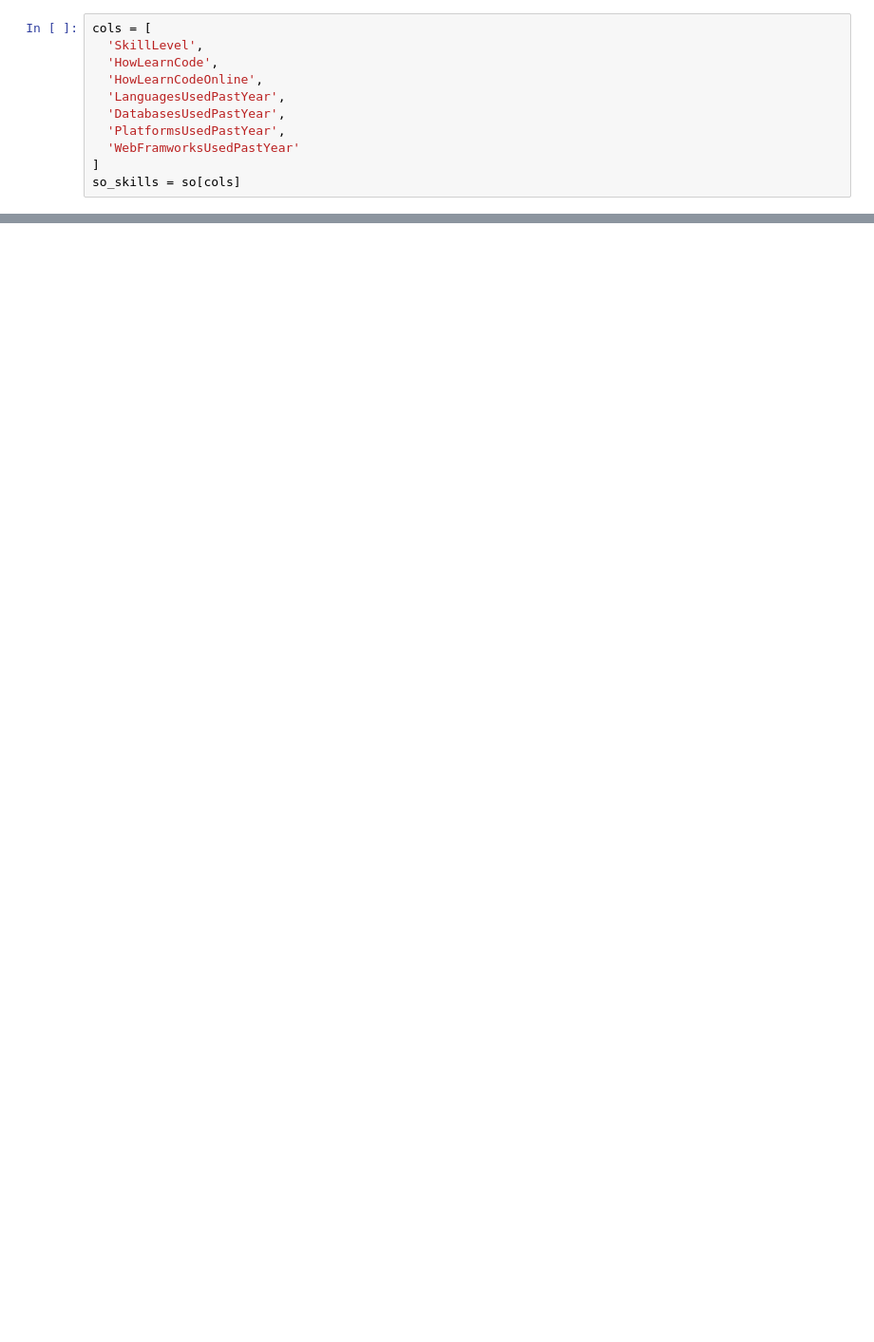
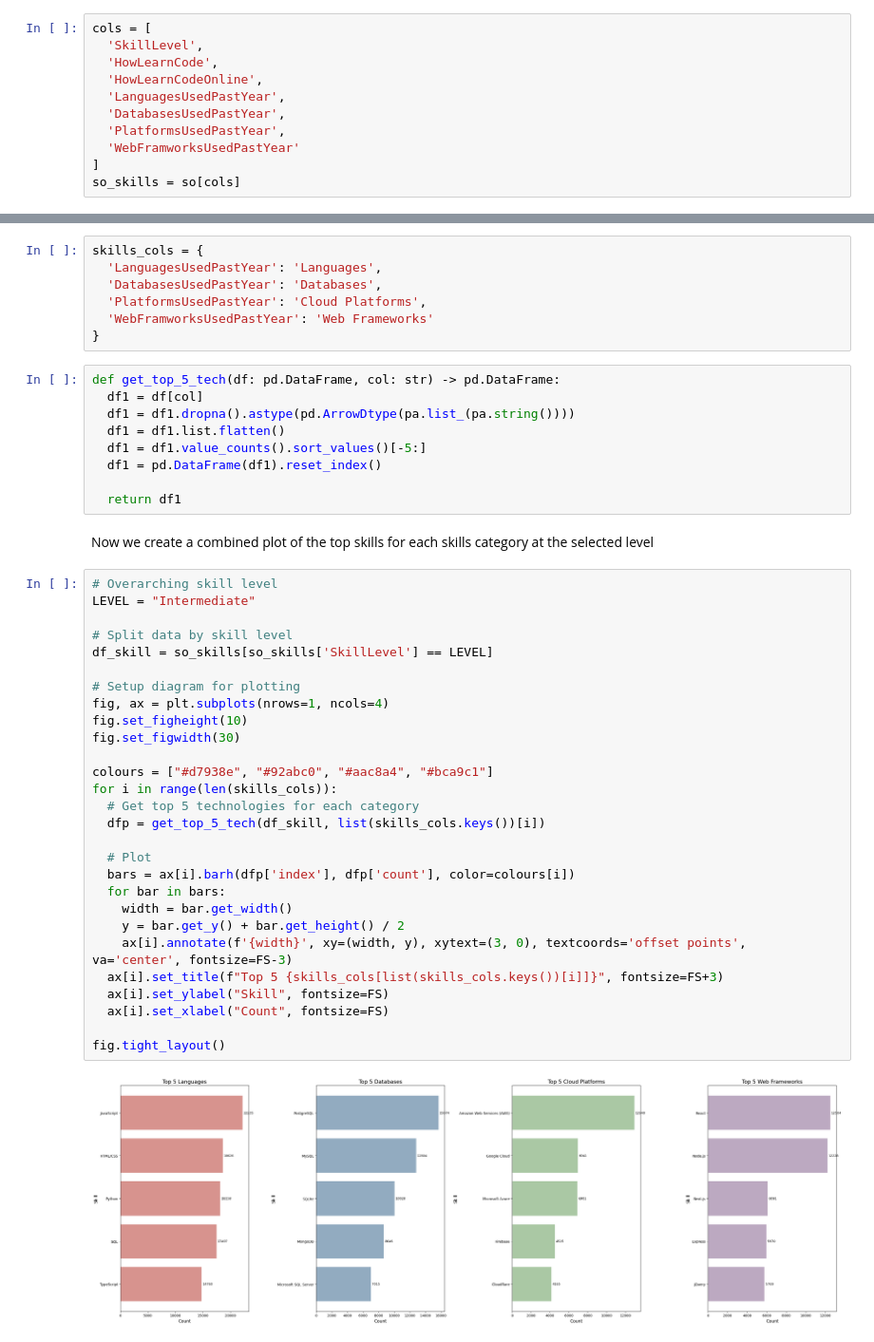
Before and after one commit to minimartzz/online-learning-so-mooc, a Jupyter notebook: mooc_analysis.ipynb, the cells around one changed output, grey strips where cells are left out. Shown at 95% size. Saved outputs shown, nothing was run; the diff lists cells and outputs as text; blank space fills up the shorter version.

```diff
--- a/mooc_analysis.ipynb
+++ b/mooc_analysis.ipynb
@@ -484,0 +478,48 @@ The next questions tries to identify whether certain skills that might be consid
+# %%
+skills_cols = {
+  'LanguagesUsedPastYear': 'Languages',
+  'DatabasesUsedPastYear': 'Databases',
+  'PlatformsUsedPastYear': 'Cloud Platforms',
+  'WebFramworksUsedPastYear': 'Web Frameworks'
+}
+# %%
+def get_top_5_tech(df: pd.DataFrame, col: str) -> pd.DataFrame:
+  df1 = df[col]
+  df1 = df1.dropna().astype(pd.ArrowDtype(pa.list_(pa.string())))
+  df1 = df1.list.flatten()
+  df1 = df1.value_counts().sort_values()[-5:]
+  df1 = pd.DataFrame(df1).reset_index()
+
+  return df1
+# %% [markdown]
+Now we create a combined plot of the top skills for each skills category at the selected level
+# %%
+# Overarching skill level
+LEVEL = "Intermediate"
+
+# Split data by skill level
+df_skill = so_skills[so_skills['SkillLevel'] == LEVEL]
+
+# Setup diagram for plotting
+fig, ax = plt.subplots(nrows=1, ncols=4)
+fig.set_figheight(10)
+fig.set_figwidth(30)
+
+colours = ["#d7938e", "#92abc0", "#aac8a4", "#bca9c1"]
+for i in range(len(skills_cols)):
+  # Get top 5 technologies for each category
+  dfp = get_top_5_tech(df_skill, list(skills_cols.keys())[i])
+
+  # Plot
+  bars = ax[i].barh(dfp['index'], dfp['count'], color=colours[i])
+  for bar in bars:
+    width = bar.get_width()
+    y = bar.get_y() + bar.get_height() / 2
+    ax[i].annotate(f'{width}', xy=(width, y), xytext=(3, 0), textcoords='offset points', va='center', fontsize=FS-3)
+  ax[i].set_title(f"Top 5 {skills_cols[list(skills_cols.keys())[i]]}", fontsize=FS+3)
+  ax[i].set_ylabel("Skill", fontsize=FS)
+  ax[i].set_xlabel("Count", fontsize=FS)
+
+fig.tight_layout()
+# %% [output]
+[figure, added]
```
Also changed, not shown: parts of 25 cells of this notebook.
